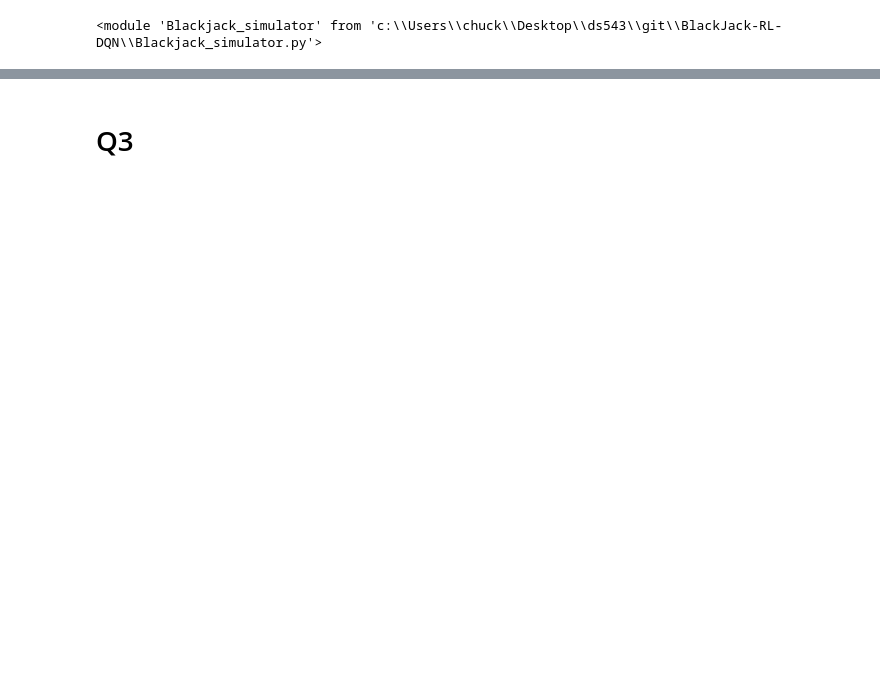
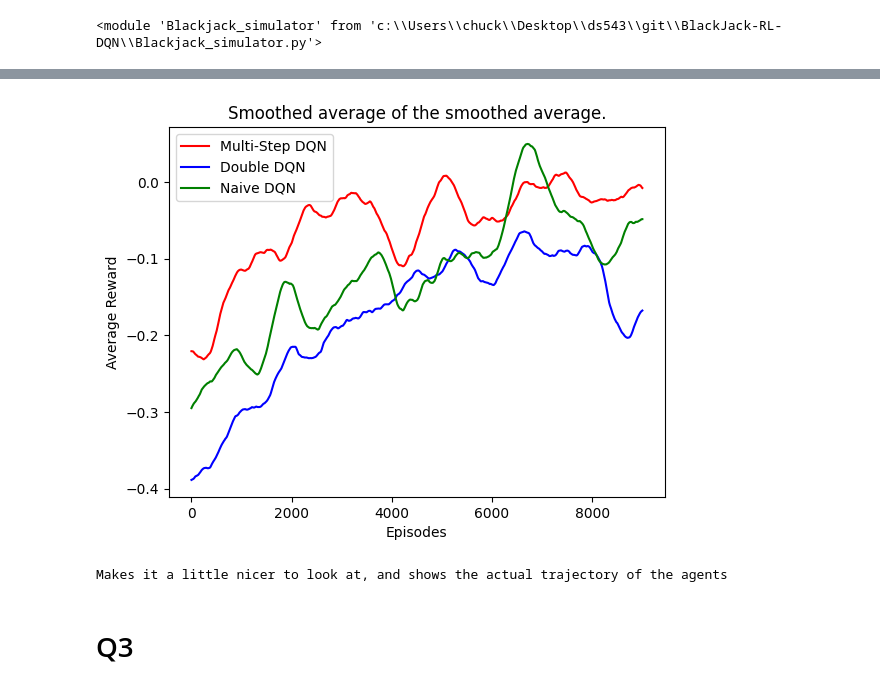
Before and after one commit to SachielC/BlackJack-RL-DQN, a Jupyter notebook: RL_BLJK.ipynb, the cells around one changed output, grey strips where cells are left out. Drawn from its saved outputs; the diff is of its cells as text; code cells hidden in the pictures; blank space fills up the shorter version.

```diff
--- a/RL_BLJK.ipynb
+++ b/RL_BLJK.ipynb
@@ -73,16 +79,13 @@ class BlackJackEnv(gym.Env):
         return np.array([self.score, self.aces, self.open_card]), reward, terminated, False, {}
 # %%
 Transition = namedtuple('Transition',
-                        ('state', 'action', 'next_state', 'reward'))
-
+                        ('state', 'action', 'reward', 'next_state', 'done'))
 
 class ReplayMemory(object):
-
     def __init__(self, capacity):
         self.memory = deque([], maxlen=capacity)
 
     def push(self, *args):
-        """Save a transition"""
         self.memory.append(Transition(*args))
 
     def sample(self, batch_size):
@@ -820,0 +279,9 @@ Area under the curve: -1229.48
+# %%
+
+def moving_average(data, window_size=500):
+    """Compute the moving average of a given list of values."""
+    # Ensure data is a flattened NumPy array
+    data = np.array([t.item() if isinstance(t, torch.Tensor) else t for t in data], dtype=np.float32)
+    if len(data) < window_size:
+        raise ValueError(f"Window size ({window_size}) is larger than the data length ({len(data)})")
+    return np.convolve(data, np.ones(window_size)/window_size, mode='valid')
@@ -821,3 +527,24 @@ Area under the curve: -1229.48
+# %%
+smootherNai = moving_average(naive_ma, window_size=500)
+
+smootherDouble = moving_average(double_ma, window_size=500)
+
+smootherMulti = moving_average(multi_ma, window_size=500)
+plt.plot(smootherMulti,'r')
+plt.plot(smootherDouble,'b')
+plt.plot(smootherNai,'g')
+
+plt.legend(['Multi-Step DQN', 'Double DQN','Naive DQN'])
+
+plt.xlabel('Episodes')
+
+plt.ylabel('Average Reward')
+plt.title('Smoothed average of the smoothed average.')
+plt.show()
+print('Makes it a little nicer to look at, and shows the actual trajectory of the agents')
+# %% [output]
+[figure, added]
+Makes it a little nicer to look at, and shows the actual trajectory of the agents
 # %% [markdown]
 # Q3
 # %%
```
Also changed, not shown: parts of 63 cells of this notebook.
